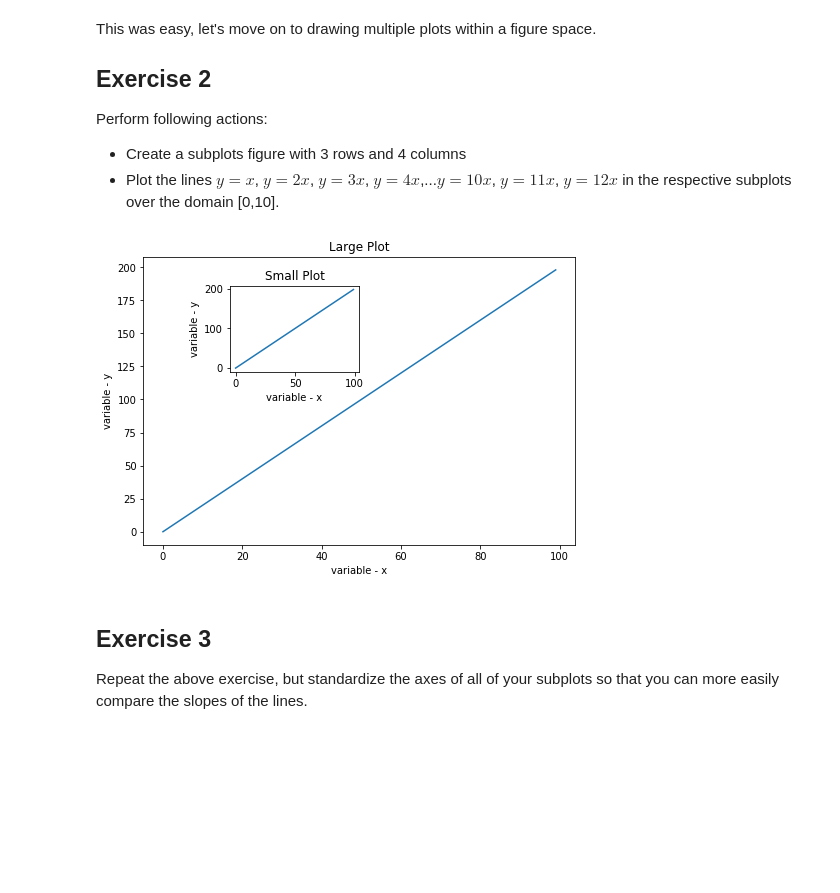
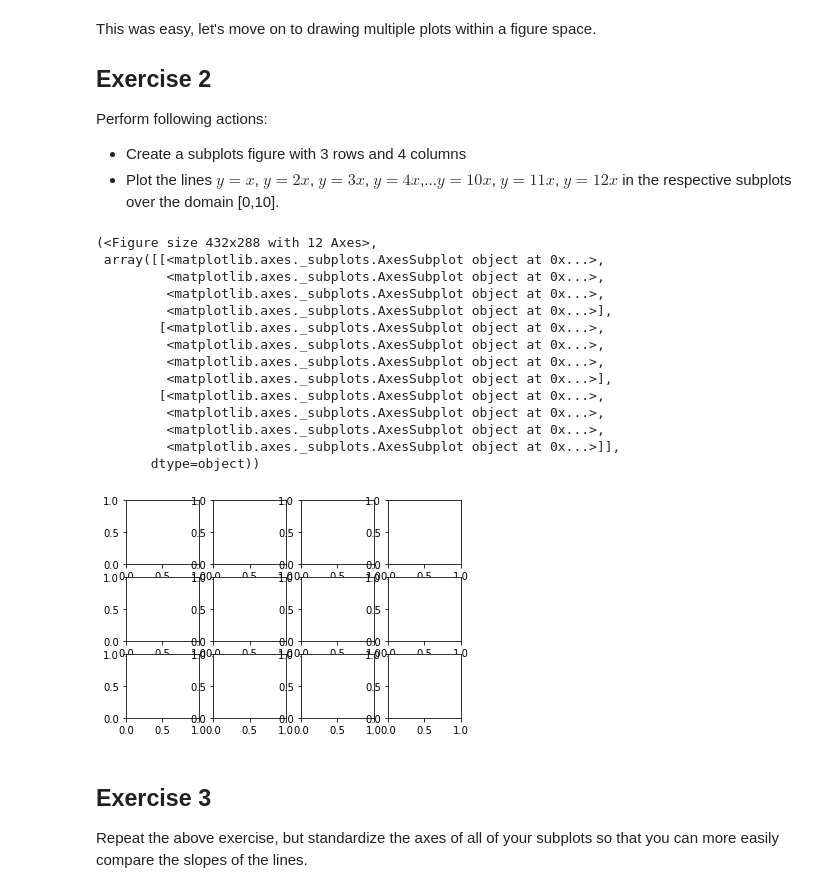
Before and after one commit to nsragow/dsc-more-practice-with-matplotlib-lab-nyc-ds-career-042219, a Jupyter notebook: index.ipynb, the cells around one changed output. Drawn from its saved outputs; the diff is of its cells as text; code cells hidden in the pictures; blank space fills up the shorter version.

```diff
--- a/index.ipynb
+++ b/index.ipynb
@@ -76,9 +76,23 @@ Perform following actions:
 * Create a subplots figure with 3 rows and 4 columns
 * Plot the lines $y=x$, $y=2x$, $y=3x$, $y=4x$,...$y=10x$, $y=11x$, $y=12x$ in the respective subplots over the domain [0,10].
 # %%
-plt.subplots(nrows=3,ncols=)
+fig, axeplt.subplots(nrows=3,ncols=4)
 # %% [output]
+(<Figure size 432x288 with 12 Axes>,
+ array([[<matplotlib.axes._subplots.AxesSubplot object at 0x...>,
+         <matplotlib.axes._subplots.AxesSubplot object at 0x...>,
+         <matplotlib.axes._subplots.AxesSubplot object at 0x...>,
+         <matplotlib.axes._subplots.AxesSubplot object at 0x...>],
+        [<matplotlib.axes._subplots.AxesSubplot object at 0x...>,
+         <matplotlib.axes._subplots.AxesSubplot object at 0x...>,
+         <matplotlib.axes._subplots.AxesSubplot object at 0x...>,
+         <matplotlib.axes._subplots.AxesSubplot object at 0x...>],
+        [<matplotlib.axes._subplots.AxesSubplot object at 0x...>,
+         <matplotlib.axes._subplots.AxesSubplot object at 0x...>,
+         <matplotlib.axes._subplots.AxesSubplot object at 0x...>,
+         <matplotlib.axes._subplots.AxesSubplot object at 0x...>]],
+       dtype=object))
-[figure, old version]
+[figure, new version]
 # %% [markdown]
 ## Exercise 3
 
```
